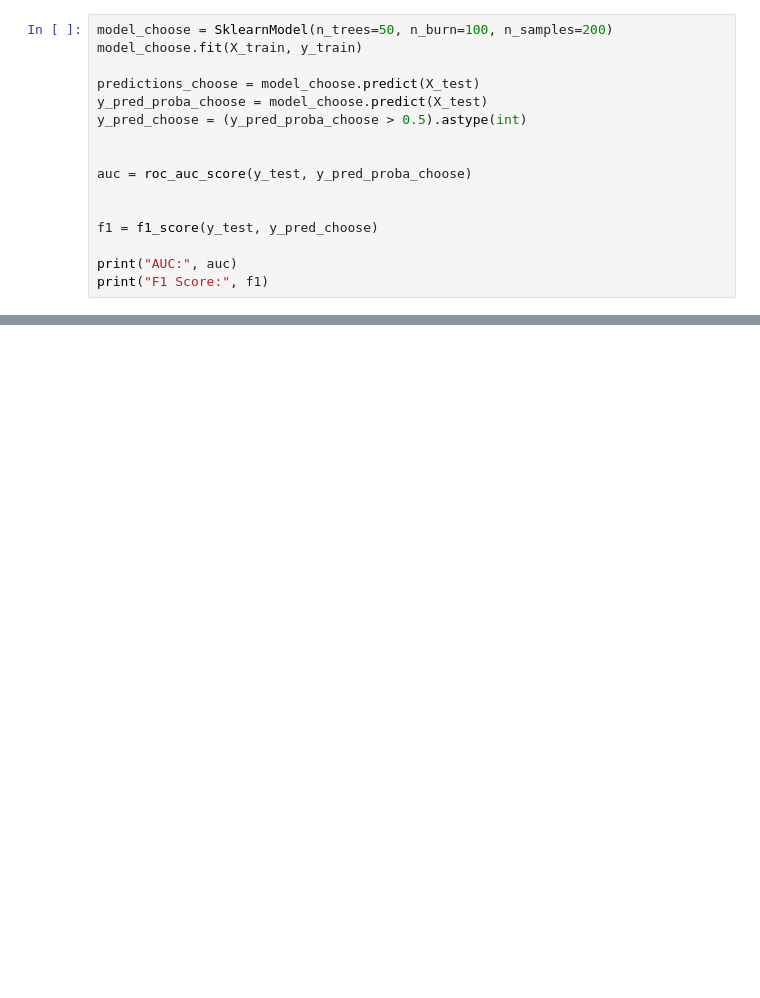
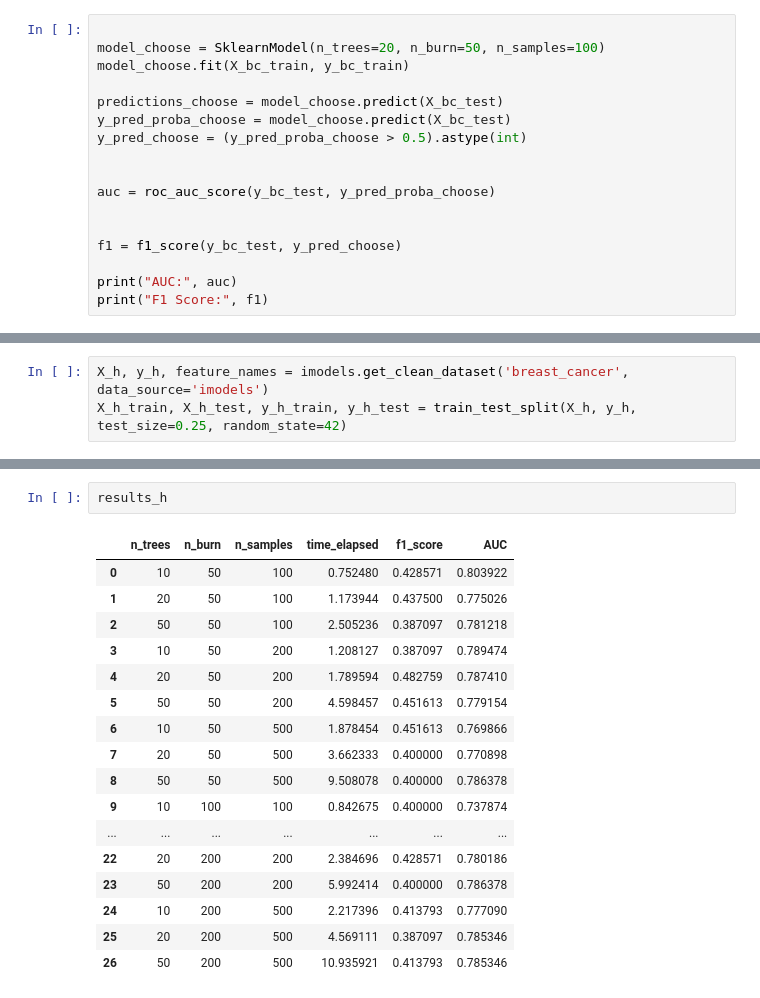
Before and after one commit to Dennisyk348/BART-package, a Jupyter notebook: bartpy2.ipynb, the cells around one changed output, grey strips where cells are left out. Saved outputs shown, nothing was run; the diff lists cells and outputs as text; blank space fills up the shorter version.

```diff
--- a/bartpy2.ipynb
+++ b/bartpy2.ipynb
@@ -78,16 +102,17 @@ grid_search.best_params_
 # %%
-model_choose = SklearnModel(n_trees=50, n_burn=100, n_samples=200)
-model_choose.fit(X_train, y_train)
 
-predictions_choose = model_choose.predict(X_test)
-y_pred_proba_choose = model_choose.predict(X_test)
+model_choose = SklearnModel(n_trees=20, n_burn=50, n_samples=100)
+model_choose.fit(X_bc_train, y_bc_train)
+
+predictions_choose = model_choose.predict(X_bc_test)
+y_pred_proba_choose = model_choose.predict(X_bc_test)
 y_pred_choose = (y_pred_proba_choose > 0.5).astype(int)
 
 
-auc = roc_auc_score(y_test, y_pred_proba_choose)
+auc = roc_auc_score(y_bc_test, y_pred_proba_choose)
 
 
-f1 = f1_score(y_test, y_pred_choose)
+f1 = f1_score(y_bc_test, y_pred_choose)
 
 print("AUC:", auc)
 print("F1 Score:", f1)
@@ -96,0 +122,3 @@ F1 Score: 0.39999999999999997
+# %%
+X_h, y_h, feature_names = imodels.get_clean_dataset('breast_cancer', data_source='imodels')
+X_h_train, X_h_test, y_h_train, y_h_test = train_test_split(X_h, y_h, test_size=0.25, random_state=42)
@@ -96,0 +171,20 @@ F1 Score: 0.39999999999999997
+# %%
+results_h
+# %% [output]
+|  | n_trees | n_burn | n_samples | time_elapsed | f1_score | AUC |
+| 0 | 10 | 50 | 100 | 0.752480 | 0.428571 | 0.803922 |
+| 1 | 20 | 50 | 100 | 1.173944 | 0.437500 | 0.775026 |
+| 2 | 50 | 50 | 100 | 2.505236 | 0.387097 | 0.781218 |
+| 3 | 10 | 50 | 200 | 1.208127 | 0.387097 | 0.789474 |
+| 4 | 20 | 50 | 200 | 1.789594 | 0.482759 | 0.787410 |
+| 5 | 50 | 50 | 200 | 4.598457 | 0.451613 | 0.779154 |
+| 6 | 10 | 50 | 500 | 1.878454 | 0.451613 | 0.769866 |
+| 7 | 20 | 50 | 500 | 3.662333 | 0.400000 | 0.770898 |
+| 8 | 50 | 50 | 500 | 9.508078 | 0.400000 | 0.786378 |
+| 9 | 10 | 100 | 100 | 0.842675 | 0.400000 | 0.737874 |
+| ... | ... | ... | ... | ... | ... | ... |
+| 22 | 20 | 200 | 200 | 2.384696 | 0.428571 | 0.780186 |
+| 23 | 50 | 200 | 200 | 5.992414 | 0.400000 | 0.786378 |
+| 24 | 10 | 200 | 500 | 2.217396 | 0.413793 | 0.777090 |
+| 25 | 20 | 200 | 500 | 4.569111 | 0.387097 | 0.785346 |
+| 26 | 50 | 200 | 500 | 10.935921 | 0.413793 | 0.785346 |
```
Also changed, not shown: parts of 17 cells of this notebook.
